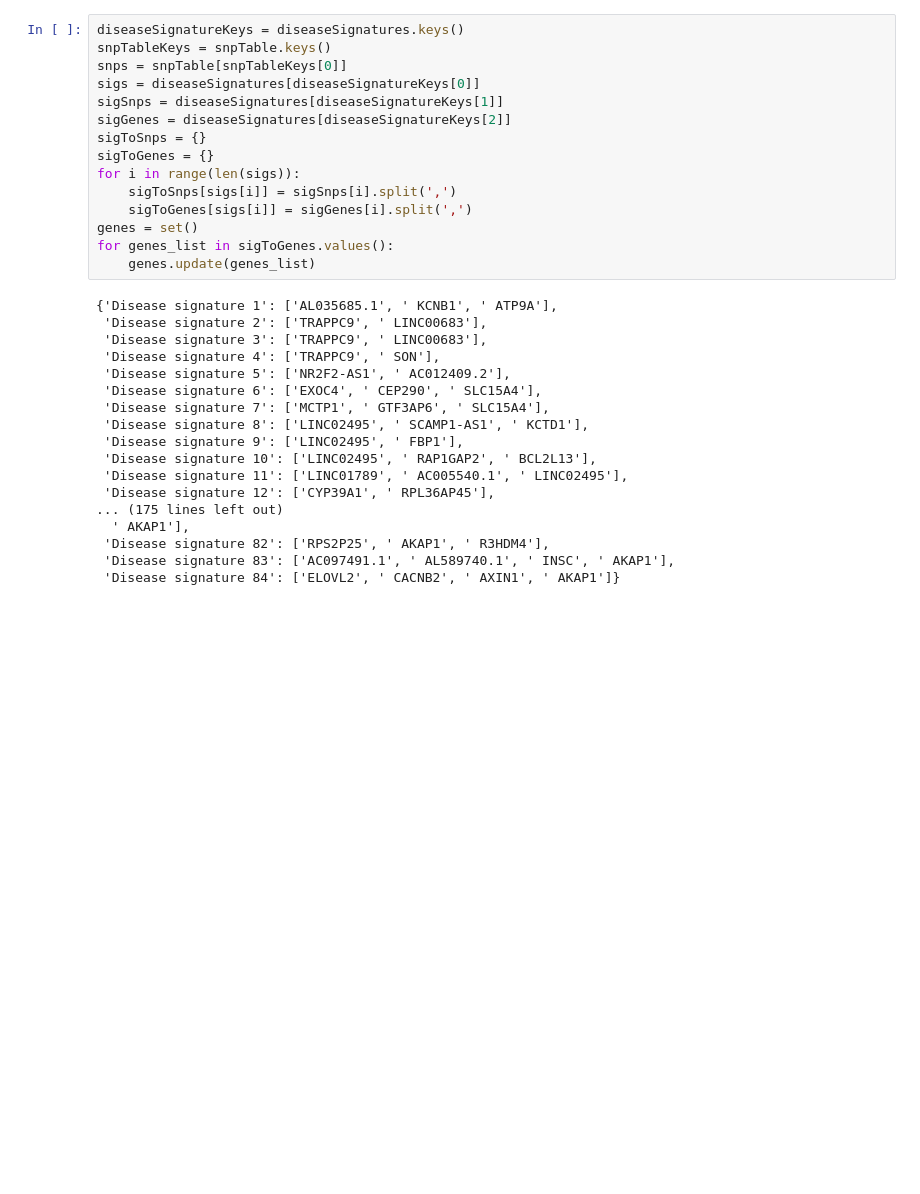
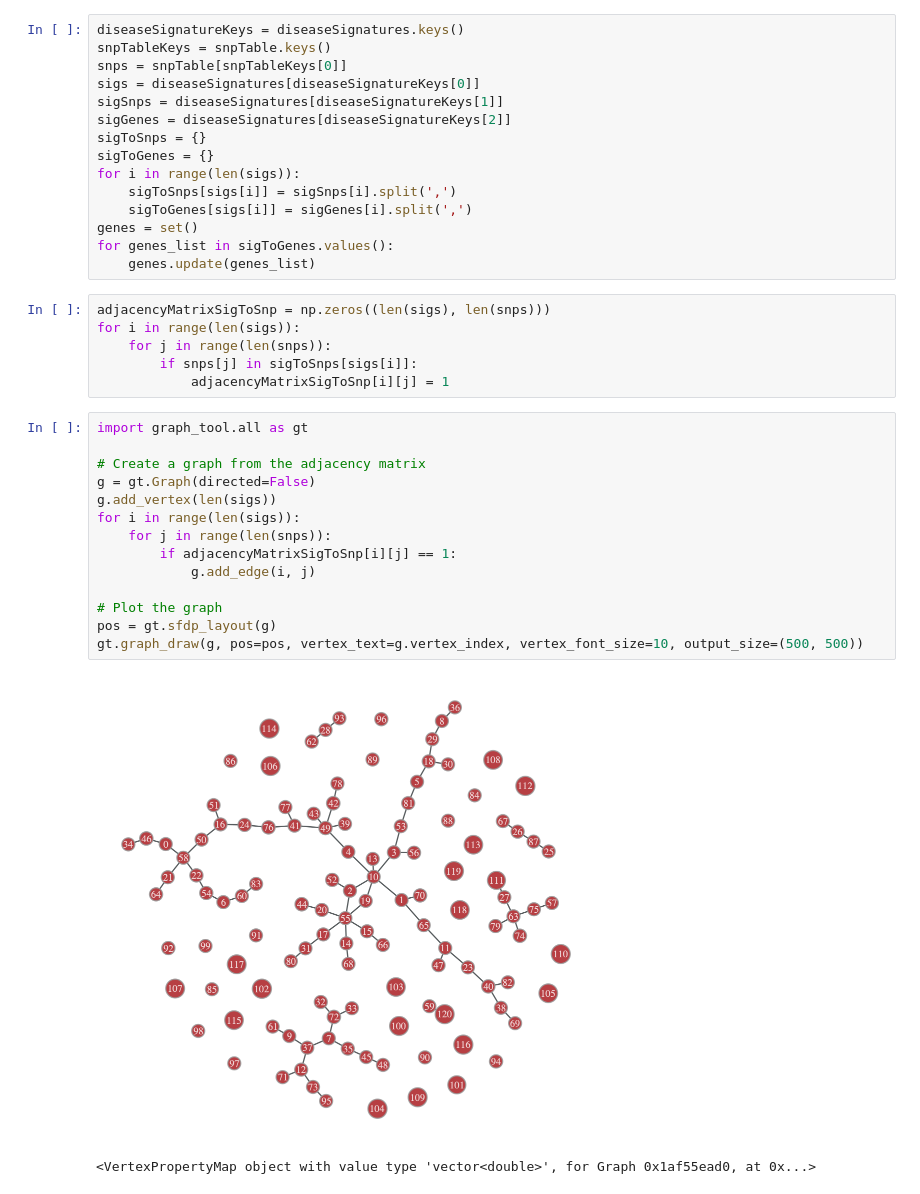
Before and after one commit to LeeMGunderson/MEHackathon, a Jupyter notebook: HypergraphAnalysis.ipynb, the cells around one changed output. Drawn from its saved outputs; the diff is of its cells as text; blank space fills up the shorter version.

```diff
--- a/HypergraphAnalysis.ipynb
+++ b/HypergraphAnalysis.ipynb
@@ -28,22 +29,26 @@ for i in range(len(sigs)):
 genes = set()
 for genes_list in sigToGenes.values():
     genes.update(genes_list)
+# %%
+adjacencyMatrixSigToSnp = np.zeros((len(sigs), len(snps)))
+for i in range(len(sigs)):
+    for j in range(len(snps)):
+        if snps[j] in sigToSnps[sigs[i]]:
+            adjacencyMatrixSigToSnp[i][j] = 1
 # %%
+import graph_tool.all as gt
+
+# Create a graph from the adjacency matrix
+g = gt.Graph(directed=False)
+g.add_vertex(len(sigs))
+for i in range(len(sigs)):
+    for j in range(len(snps)):
+        if adjacencyMatrixSigToSnp[i][j] == 1:
+            g.add_edge(i, j)
+
+# Plot the graph
+pos = gt.sfdp_layout(g)
+gt.graph_draw(g, pos=pos, vertex_text=g.vertex_index, vertex_font_size=10, output_size=(500, 500))
 # %% [output]
+[figure, added]
-{'Disease signature 1': ['AL035685.1', ' KCNB1', ' ATP9A'],
- 'Disease signature 2': ['TRAPPC9', ' LINC00683'],
- 'Disease signature 3': ['TRAPPC9', ' LINC00683'],
- 'Disease signature 4': ['TRAPPC9', ' SON'],
- 'Disease signature 5': ['NR2F2-AS1', ' AC012409.2'],
- 'Disease signature 6': ['EXOC4', ' CEP290', ' SLC15A4'],
- 'Disease signature 7': ['MCTP1', ' GTF3AP6', ' SLC15A4'],
- 'Disease signature 8': ['LINC02495', ' SCAMP1-AS1', ' KCTD1'],
- 'Disease signature 9': ['LINC02495', ' FBP1'],
- 'Disease signature 10': ['LINC02495', ' RAP1GAP2', ' BCL2L13'],
- 'Disease signature 11': ['LINC01789', ' AC005540.1', ' LINC02495'],
- 'Disease signature 12': ['CYP39A1', ' RPL36AP45'],
-... (175 lines left out)
-  ' AKAP1'],
- 'Disease signature 82': ['RPS2P25', ' AKAP1', ' R3HDM4'],
- 'Disease signature 83': ['AC097491.1', ' AL589740.1', ' INSC', ' AKAP1'],
- 'Disease signature 84': ['ELOVL2', ' CACNB2', ' AXIN1', ' AKAP1']}
+<VertexPropertyMap object with value type 'vector<double>', for Graph 0x1af55ead0, at 0x...>
```
Also changed, not shown: parts of 1 cell of this notebook.
